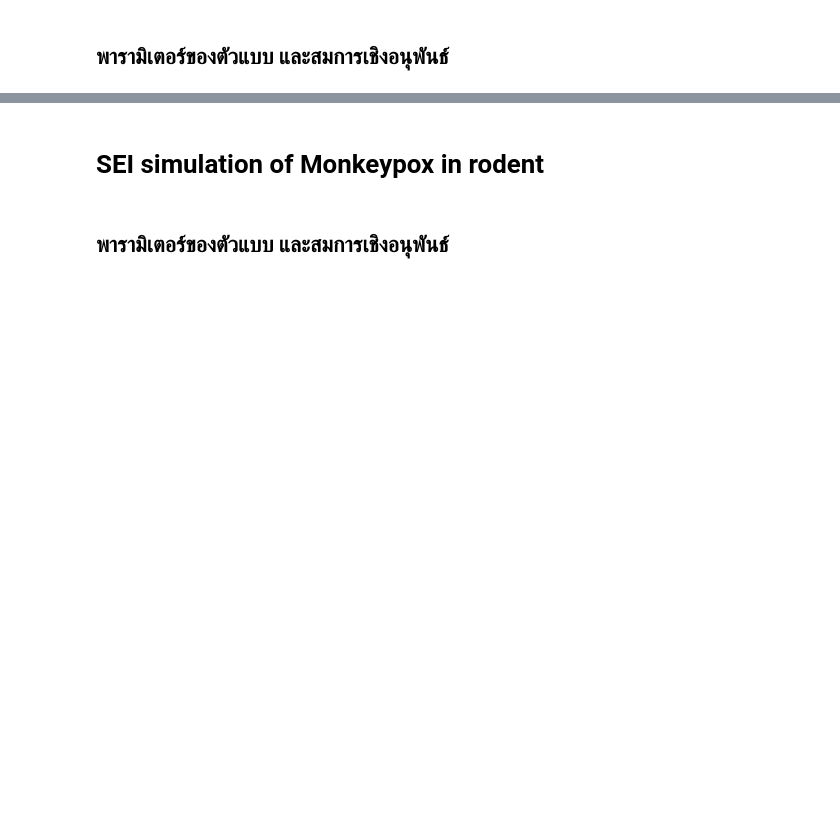
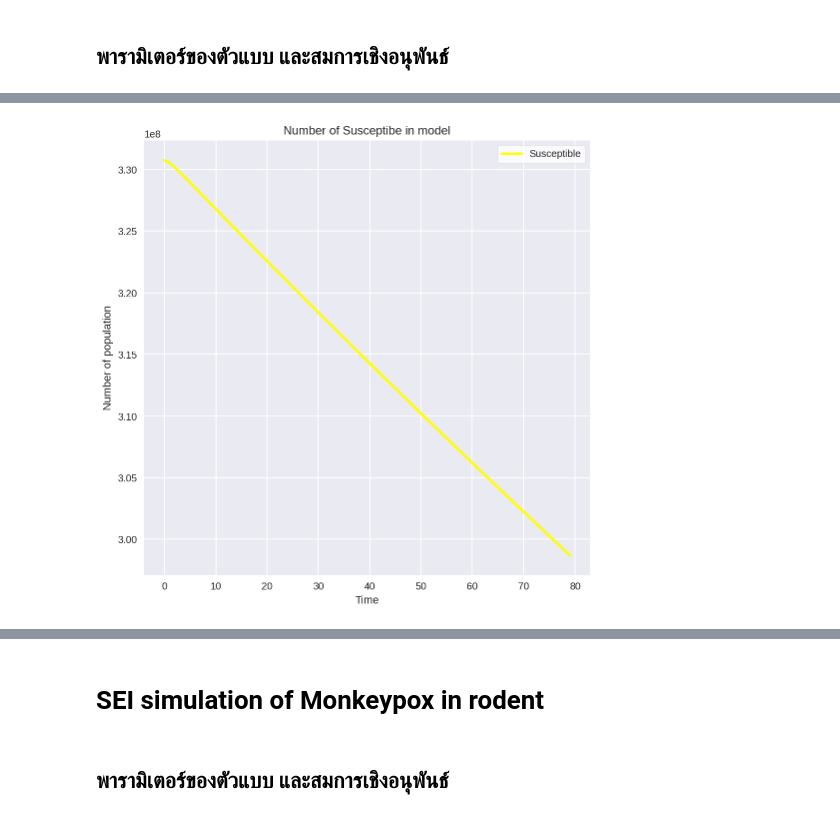
Before and after one commit to Supakornnn/data_viz_2022, a Jupyter notebook: SVEIQCR.ipynb, the cells around one changed output, grey strips where cells are left out. Drawn from its saved outputs; the diff is of its cells as text; code cells hidden in the pictures; blank space fills up the shorter version.

```diff
--- a/SVEIQCR.ipynb
+++ b/SVEIQCR.ipynb
@@ -20,7 +20,7 @@ from scipy.integrate import odeint #Integrate a system of ordinary differential
 # %%
  #SVEIQCR model ในประชากรมนุษย์
  #Differential equations
-def deriv (y, t, N, Lambda, Phi, Mu, Lamda, Nu, theta, Beta, delta, alpha, Tau, Rho,gamma): # paramerter ในตัวแบบ โดย t คือ เวลา N จำนวนประชากรมนุษย์ทั้งหมด
+def deriv (y, t,Nh, Lambda, Phi, Mu, Lamda, Nu, theta, Beta, delta, alpha, Tau, Rho,gamma): # paramerter ในตัวแบบ โดย t คือ เวลา N จำนวนประชากรมนุษย์ทั้งหมด
     S, V, E, I, Q, C, R = y
     dSdt = Lambda+Phi*Q-Mu*S-Lamda*S-Nu*S
     dVdt = Nu*S+Mu*V
@@ -95,0 +103,11 @@ simulationResult
+# %%
+plt.figure (figsize = (8, 8))
+with plt.style.context('seaborn'):
+    plt.title('Number of Susceptibe in model')
+    plt.xlabel('Time')
+    plt.ylabel('Number of population')
+    plt.plot(simulationResult['Susceptible'], c = 'yellow', linewidth = 2.5,label = 'Susceptible')
+    plt.legend(frameon = True, facecolor = 'white') # โชว์เส้นกริด ทำเป็นสีขาว
+    plt.show()
+# %% [output]
+[figure, added]
```
Also changed, not shown: parts of 30 cells of this notebook.
